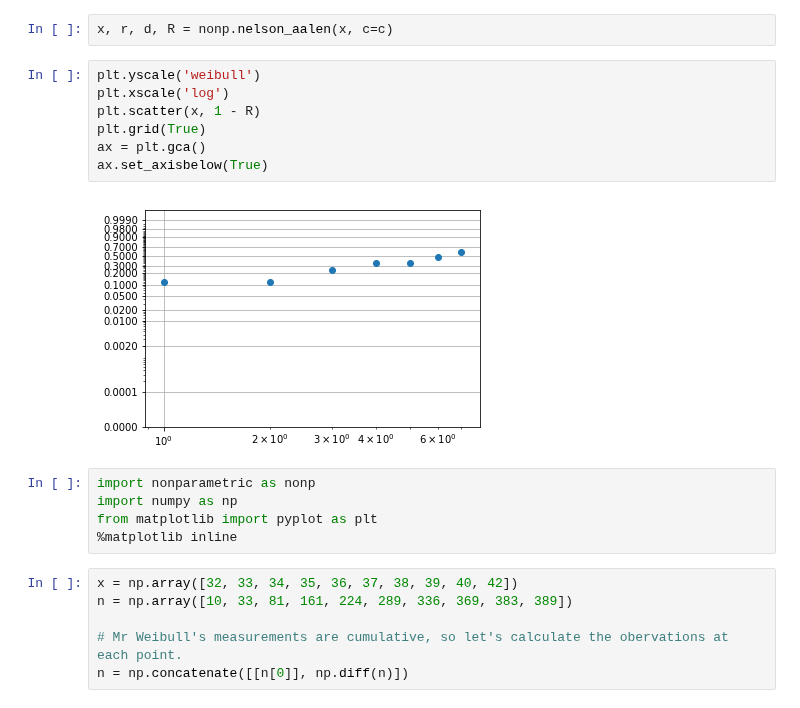
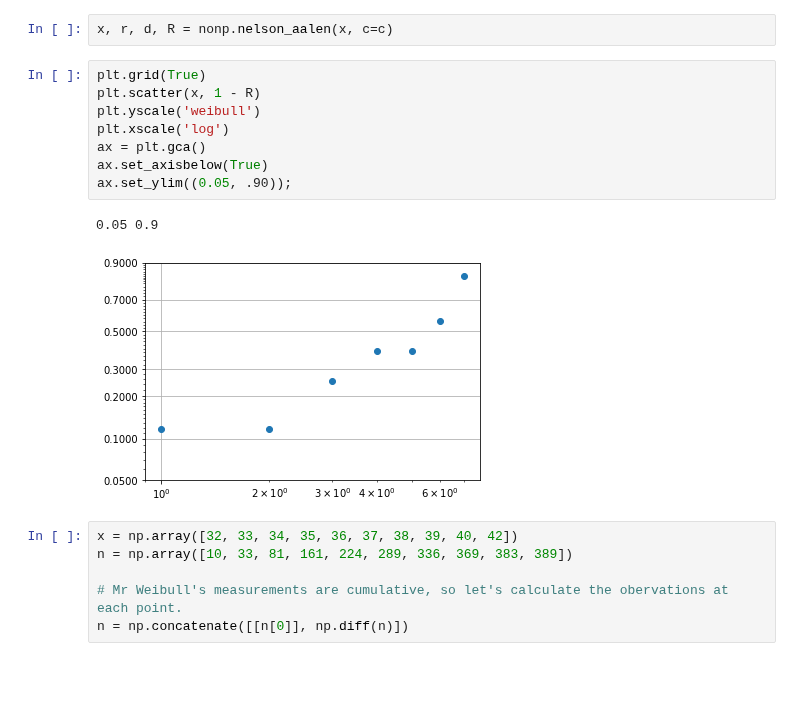
Before and after one commit to derrynknife/SurPyval, a Jupyter notebook: Parametric.ipynb, the cells around one changed output. Cells and saved outputs as stored; diff of their text form; blank space fills up the shorter version.

```diff
--- a/Parametric.ipynb
+++ b/Parametric.ipynb
@@ -83,19 +87,16 @@ a = par.Weibull.fit(x, c=c)
 # %%
 x, r, d, R = nonp.nelson_aalen(x, c=c)
 # %%
+plt.grid(True)
+plt.scatter(x, 1 - R)
 plt.yscale('weibull')
 plt.xscale('log')
-plt.scatter(x, 1 - R)
-plt.grid(True)
 ax = plt.gca()
 ax.set_axisbelow(True)
+ax.set_ylim((0.05, .90));
 # %% [output]
+0.05 0.9
-[figure, old version]
+[figure, new version]
-# %%
-import nonparametric as nonp
-import numpy as np
-from matplotlib import pyplot as plt
-%matplotlib inline
 # %%
 x = np.array([32, 33, 34, 35, 36, 37, 38, 39, 40, 42])
 n = np.array([10, 33, 81, 161, 224, 289, 336, 369, 383, 389])
```
Also changed, not shown: parts of 23 cells of this notebook, 6 other files.
